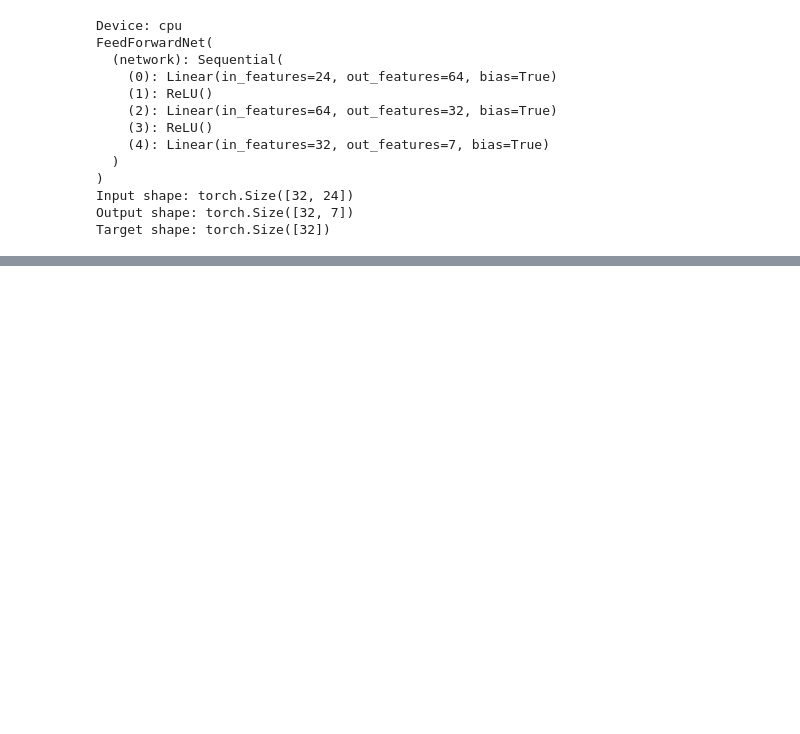
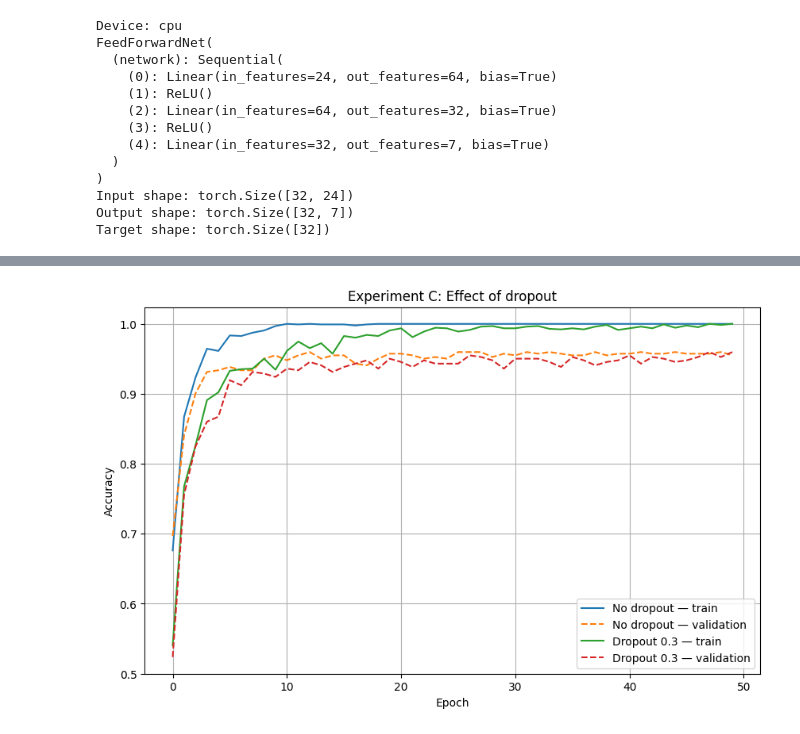
Before and after one commit to Babior/lab-3, a Jupyter notebook: lab_3.ipynb, the cells around one changed output, grey strips where cells are left out. Cells and saved outputs as stored; diff of their text form; code cells hidden in the pictures; blank space fills up the shorter version.

```diff
--- a/lab_3.ipynb
+++ b/lab_3.ipynb
@@ -867,0 +1082,44 @@ Best validation accuracy: 0.9644549763033176
+# %%
+# Experiment C
+dropout_results = {}
+
+dropout_results["No dropout"] = run_experiment(
+    hidden_sizes=(256, 128, 64),
+    lr=1e-3,
+    batch_size=32,
+    epochs=50,
+    dropout=0.0
+)
+
+dropout_results["Dropout 0.3"] = run_experiment(
+    hidden_sizes=(256, 128, 64),
+    lr=1e-3,
+    batch_size=32,
+    epochs=50,
+    dropout=0.3
+)
+
+plt.figure(figsize=(10, 6))
+
+for name, result in dropout_results.items():
+    history = result["history"]
+
+    plt.plot(
+        history["train_accuracy"],
+        label=f"{name} — train"
+    )
+
+    plt.plot(
+        history["val_accuracy"],
+        linestyle="--",
+        label=f"{name} — validation"
+    )
+
+plt.xlabel("Epoch")
+plt.ylabel("Accuracy")
+plt.title("Experiment C: Effect of dropout")
+plt.legend()
+plt.grid(True)
+plt.show()
+# %% [output]
+[figure, added]
```
Also changed, not shown: parts of 6 cells of this notebook.
